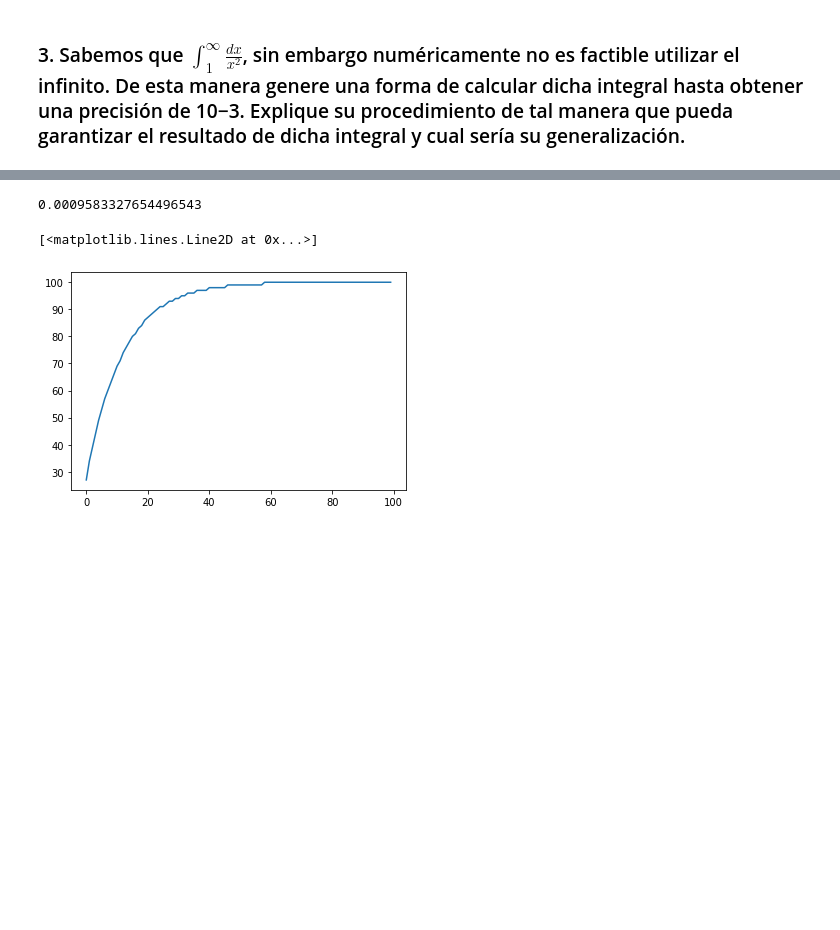
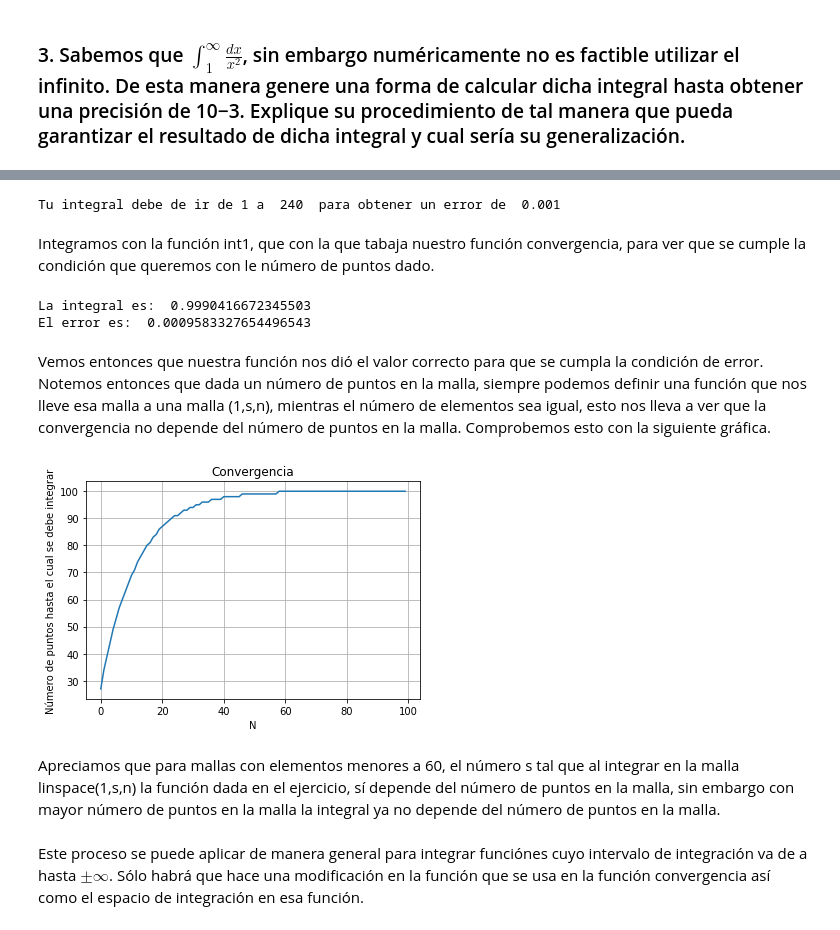
Before and after one commit to marthaaquino/Fisica-computacional, a Jupyter notebook: Examen 1.ipynb, the cells around one changed output, grey strips where cells are left out. Saved outputs shown, nothing was run; the diff lists cells and outputs as text; code cells hidden in the pictures; blank space fills up the shorter version.

```diff
--- a/Examen 1.ipynb
+++ b/Examen 1.ipynb
@@ -336,15 +344,34 @@ print(convergencia2(1000,0.001))
+# %%
+s=0.001
+print('Tu integral debe de ir de 1 a ',convergencia2(1000,s), ' para obtener un error de ', s)
+# %% [output]
+Tu integral debe de ir de 1 a  240  para obtener un error de  0.001
+# %% [markdown]
+Integramos con la función int1, que con la que tabaja nuestro función convergencia, para ver que se cumple la condición que queremos con le número de puntos dado.
 # %%
 x=linspace(1,240,1000)
 f=1/(x*x)
-print(abs(1-int1(f,x)))
+print('La integral es: ',abs(int1(f,x)))
+print('El error es: ',abs(abs(int1(f,x))-1))
 # %% [output]
-0.0009583327654496543
+La integral es:  0.9990416672345503
+El error es:  0.0009583327654496543
-# %%
-z=linspace(100,500,100)
-C=np.zeros(100)
-for i in range(len(C)):
-    C[i]=convergencia2(20*i+50,0.01)
-plot(C)
-# %% [output]
-[<matplotlib.lines.Line2D at 0x...>]
-[figure, removed]
+# %% [markdown]
+Vemos entonces que nuestra función nos dió el valor correcto para que se cumpla la condición de error.
+Notemos entonces que dada un número de puntos en la malla, siempre podemos definir una función que nos lleve esa malla a una malla (1,s,n), mientras el número de elementos sea igual, esto nos lleva a ver que la convergencia no depende del número de puntos en la malla. Comprobemos esto con la siguiente gráfica.
+# %%
+#Definimos un arreglo que se llenará con puntos que cumplan que la convergencia es igual.
+C=np.zeros(100)
+for i in range(len(C)):
+    #El elemento C[i] de nuestro arreglo, consiste en el número s tal que (int1(1/x**2,lispace(1,s,20*i+50))) tiene un error de 0.01
+    C[i]=convergencia2(20*i+50,0.01)
+plot(C)
+title(r"Convergencia"),xlabel("N"),ylabel('Número de puntos hasta el cual se debe integrar')
+grid()
+show()
+# %% [output]
+[figure, added]
+# %% [markdown]
+Apreciamos que para mallas con elementos menores a 60, el número s tal que al integrar en la malla linspace(1,s,n) la función dada en el ejercicio, sí depende del número de puntos en la malla, sin embargo con mayor número de puntos en la malla la integral ya no depende del número de puntos en la malla.
+# %% [markdown]
+Este proceso se puede aplicar de manera general para integrar funciónes cuyo intervalo de integración va de a hasta $\pm\infty$. Sólo habrá que hace una modificación en la función que se usa en la función convergencia así como el espacio de integración en esa función.
```
Also changed, not shown: parts of 8 cells of this notebook.
